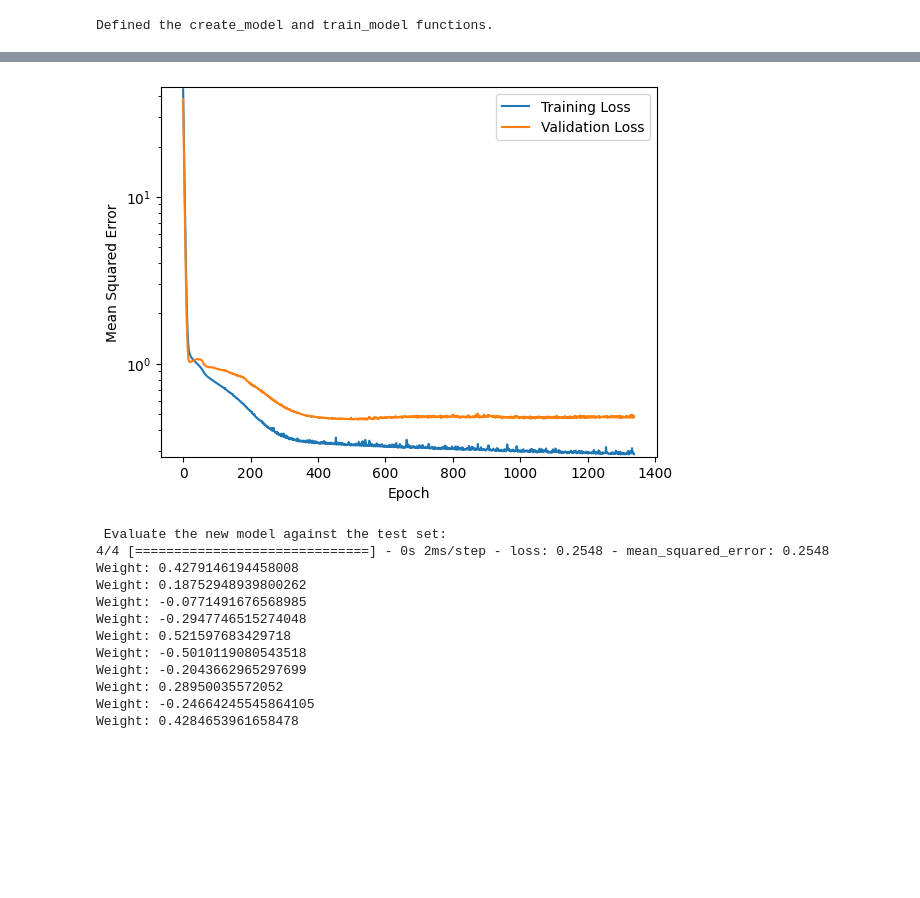
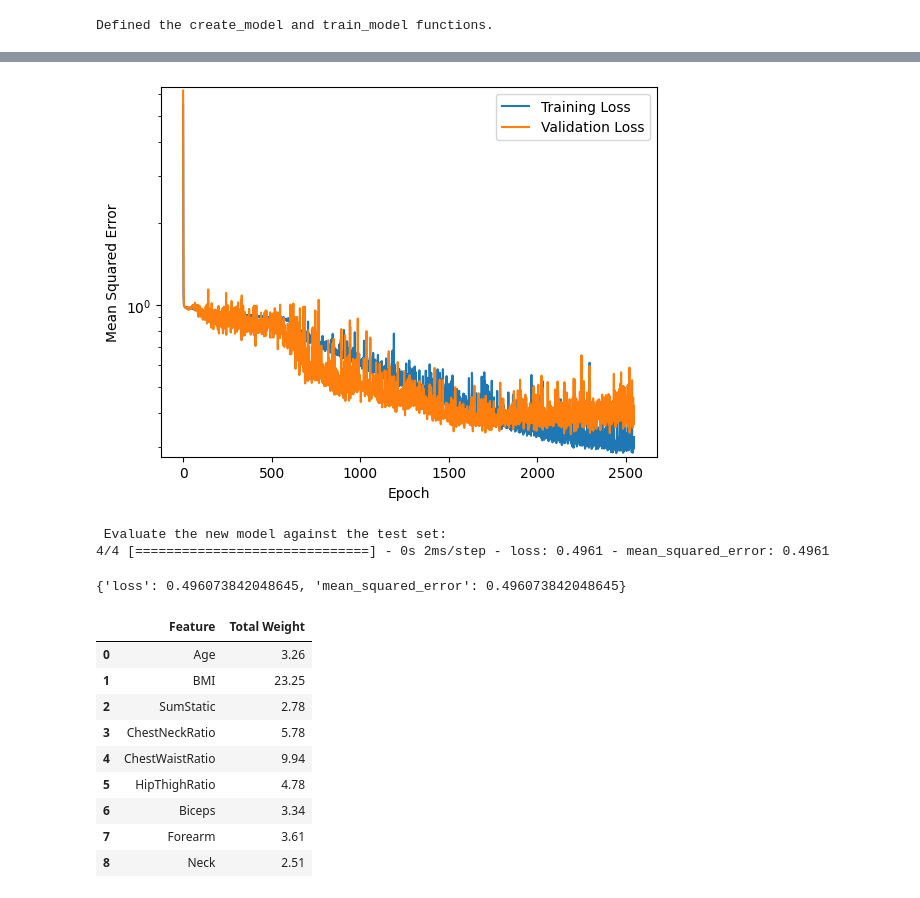
Before and after one commit to Stegi56/Body-Fat-Estimator, a Jupyter notebook: model.ipynb, the cells around one changed output, grey strips where cells are left out. Cells and saved outputs as stored; diff of their text form; code cells hidden in the pictures; blank space fills up the shorter version.

Commit message:
fixed weight chart

```diff
--- a/model.ipynb
+++ b/model.ipynb
@@ -15,10 +19,13 @@ dataFrame = pd.read_csv("bodyfat.csv")
 dataFrame = dataFrame.reindex(np.random.permutation(dataFrame.index))
 
 #add bmi feature cross
-dataFrame['BMI'] = dataFrame['Height'] / dataFrame['Weight']
+dataFrame['BMI'] = dataFrame['Height'] / (dataFrame['Weight'] * dataFrame['Weight'])
 dataFrame['SumStatic'] = dataFrame['Ankle'] + dataFrame['Knee'] + dataFrame['Wrist']
+dataFrame['ChestNeckRatio'] = dataFrame['Chest'] / dataFrame['Neck']
+dataFrame['ChestWaistRatio'] = dataFrame['Chest'] / dataFrame['Abdomen']
+dataFrame['HipThighRatio'] = dataFrame['Hip'] / dataFrame['Thigh']
 
-dataFrame = dataFrame.drop(columns=['Density', 'Height', 'Weight', 'Ankle', 'Knee', 'Wrist'])
+dataFrame = dataFrame.drop(columns=['Density', 'Height', 'Weight', 'Ankle', 'Knee', 'Wrist','Abdomen','Chest','Hip','Thigh'])
 
 print("Data set loaded. Num examples: ", len(dataFrame))
 
@@ -290,11 +316,11 @@ def get_outputs_dnn():
   return outputs
 # %%
 # The following variables are the hyperparameters.
-learning_rate = 0.00009
+learning_rate = 0.0005
 epochs = 4000
 batch_size = 15
-l2_regularization = 2
-patience = 40
+l2_regularization = 0.5
+patience = 100
 
 # Specify the label
 label_name = "BodyFat"
@@ -325,11 +351,5 @@ test_label = test_bodyfat_normalized(np.array(test_features.pop(label_name))) #
 
 print("\n Evaluate the new model against the test set:")
 my_model.evaluate(x = test_features, y = test_label, batch_size=batch_size, return_dict=True)
-
-input_layer = my_model.layers[11]
-weights, biases = input_layer.get_weights()
-
-for weight in weights:
-    print(f"Weight: {weight[0]}")
 # %% [output]
 Epoch 1/4000
@@ -352,15 +372,36 @@ Epoch 1338/4000
-[figure, old version]
+[figure, new version]
  Evaluate the new model against the test set:
-4/4 [==============================] - 0s 2ms/step - loss: 0.2548 - mean_squared_error: 0.2548
-Weight: 0.4279146194458008
-Weight: 0.18752948939800262
-Weight: -0.0771491676568985
-Weight: -0.2947746515274048
-Weight: 0.521597683429718
-Weight: -0.5010119080543518
-Weight: -0.2043662965297699
-Weight: 0.28950035572052
-Weight: -0.24664245545864105
-Weight: 0.4284653961658478
+4/4 [==============================] - 0s 2ms/step - loss: 0.4961 - mean_squared_error: 0.4961
+{'loss': 0.496073842048645, 'mean_squared_error': 0.496073842048645}
+# %%
+#Output weights
+input_layer = my_model.layers[10]
+weights, biases = input_layer.get_weights()
+
+weights_table = pd.DataFrame(columns=['Feature', 'Total Weight'])
+
+for feature, i in zip(inputs, weights):
+    for j in i:
+        j = abs(j)
+        if feature not in weights_table['Feature'].values:
+            row = pd.DataFrame({'Feature': feature, 'Total Weight': j}, index=[0])
+            weights_table = pd.concat([weights_table, row], ignore_index=True)
+        else:
+            condition = weights_table['Feature'] == feature
+            index = weights_table.loc[condition, 'Total Weight'].index
+            weights_table.loc[condition, 'Total Weight'] = weights_table.loc[condition, 'Total Weight'][index] + j
+
+weights_table
+# %% [output]
+|  | Feature | Total Weight |
+| 0 | Age | 3.26 |
+| 1 | BMI | 23.25 |
+| 2 | SumStatic | 2.78 |
+| 3 | ChestNeckRatio | 5.78 |
+| 4 | ChestWaistRatio | 9.94 |
+| 5 | HipThighRatio | 4.78 |
+| 6 | Biceps | 3.34 |
+| 7 | Forearm | 3.61 |
+| 8 | Neck | 2.51 |
 # %%
 # Create an empty DataFrame to store the results
```
Also changed, not shown: parts of 5 cells of this notebook.
